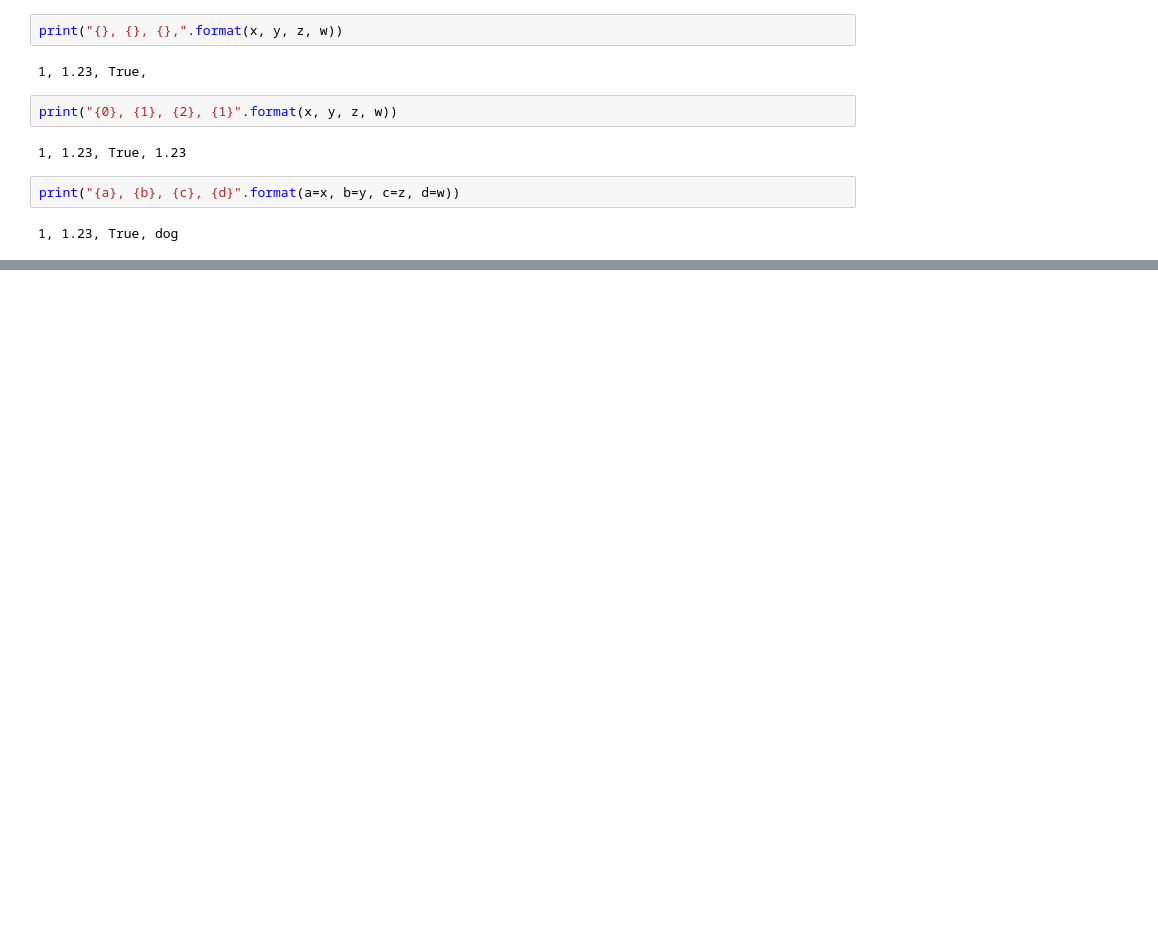
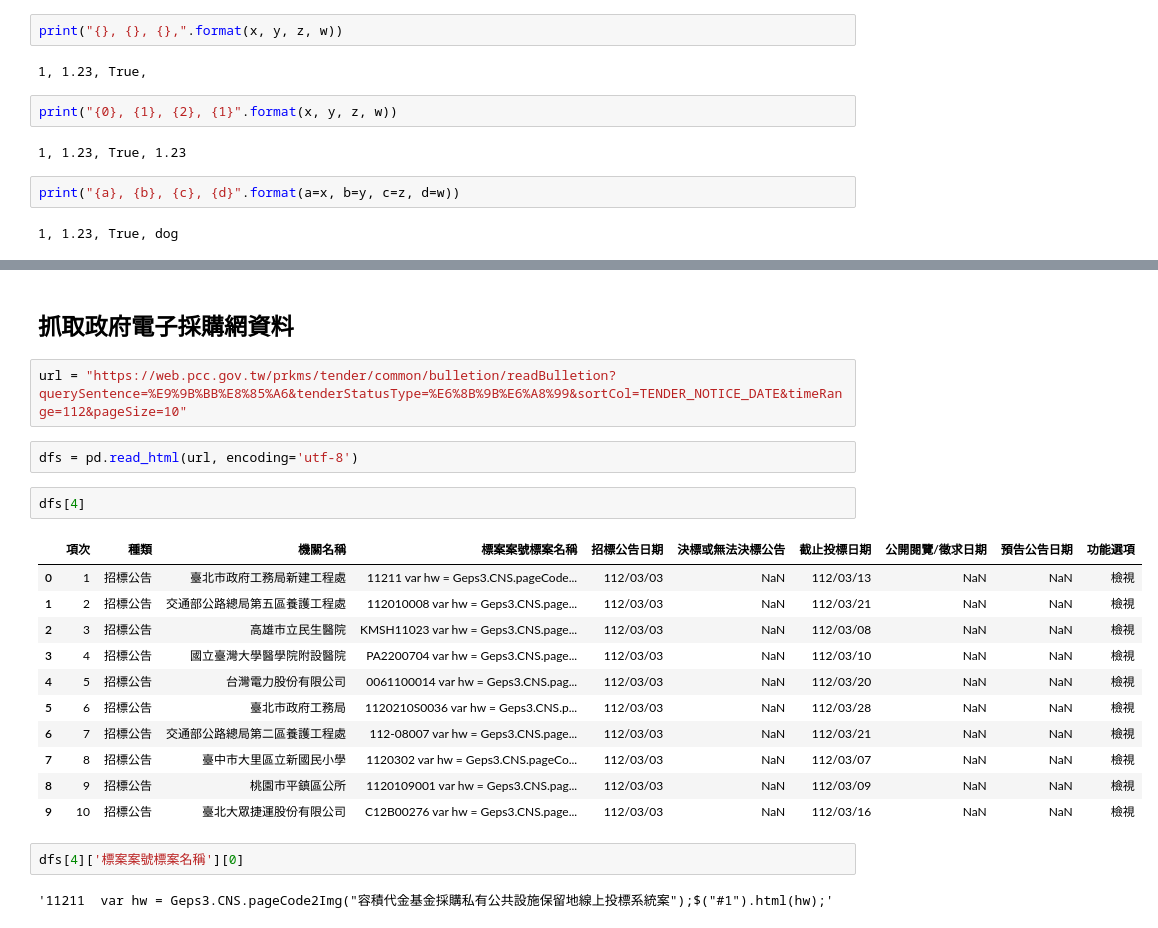
Before and after one commit to Chenronron/20230304-python, a Jupyter notebook: 20230304_python.ipynb, the cells around one changed output, grey strips where cells are left out. Saved outputs shown, nothing was run; the diff lists cells and outputs as text; blank space fills up the shorter version.

```diff
--- a/20230304_python.ipynb
+++ b/20230304_python.ipynb
@@ -395,0 +554,24 @@ print("{a}, {b}, {c}, {d}".format(a=x, b=y, c=z, d=w))
+# %% [markdown]
+## 抓取政府電子採購網資料
+# %%
+url = "https://web.pcc.gov.tw/prkms/tender/common/bulletion/readBulletion?querySentence=%E9%9B%BB%E8%85%A6&tenderStatusType=%E6%8B%9B%E6%A8%99&sortCol=TENDER_NOTICE_DATE&timeRange=112&pageSize=10"
+# %%
+dfs = pd.read_html(url, encoding='utf-8')
+# %%
+dfs[4]
+# %% [output]
+|  | 項次 | 種類 | 機關名稱 | 標案案號標案名稱 | 招標公告日期 | 決標或無法決標公告 | 截止投標日期 | 公開閱覽/徵求日期 | 預告公告日期 | 功能選項 |
+| 0 | 1 | 招標公告 | 臺北市政府工務局新建工程處 | 11211 var hw = Geps3.CNS.pageCode... | 112/03/03 | NaN | 112/03/13 | NaN | NaN | 檢視 |
+| 1 | 2 | 招標公告 | 交通部公路總局第五區養護工程處 | 112010008 var hw = Geps3.CNS.page... | 112/03/03 | NaN | 112/03/21 | NaN | NaN | 檢視 |
+| 2 | 3 | 招標公告 | 高雄市立民生醫院 | KMSH11023 var hw = Geps3.CNS.page... | 112/03/03 | NaN | 112/03/08 | NaN | NaN | 檢視 |
+| 3 | 4 | 招標公告 | 國立臺灣大學醫學院附設醫院 | PA2200704 var hw = Geps3.CNS.page... | 112/03/03 | NaN | 112/03/10 | NaN | NaN | 檢視 |
+| 4 | 5 | 招標公告 | 台灣電力股份有限公司 | 0061100014 var hw = Geps3.CNS.pag... | 112/03/03 | NaN | 112/03/20 | NaN | NaN | 檢視 |
+| 5 | 6 | 招標公告 | 臺北市政府工務局 | 1120210S0036 var hw = Geps3.CNS.p... | 112/03/03 | NaN | 112/03/28 | NaN | NaN | 檢視 |
+| 6 | 7 | 招標公告 | 交通部公路總局第二區養護工程處 | 112-08007 var hw = Geps3.CNS.page... | 112/03/03 | NaN | 112/03/21 | NaN | NaN | 檢視 |
+| 7 | 8 | 招標公告 | 臺中市大里區立新國民小學 | 1120302 var hw = Geps3.CNS.pageCo... | 112/03/03 | NaN | 112/03/07 | NaN | NaN | 檢視 |
+| 8 | 9 | 招標公告 | 桃園市平鎮區公所 | 1120109001 var hw = Geps3.CNS.pag... | 112/03/03 | NaN | 112/03/09 | NaN | NaN | 檢視 |
+| 9 | 10 | 招標公告 | 臺北大眾捷運股份有限公司 | C12B00276 var hw = Geps3.CNS.page... | 112/03/03 | NaN | 112/03/16 | NaN | NaN | 檢視 |
+# %%
+dfs[4]['標案案號標案名稱'][0]
+# %% [output]
+'11211  var hw = Geps3.CNS.pageCode2Img("容積代金基金採購私有公共設施保留地線上投標系統案");$("#1").html(hw);'
```
Also changed, not shown: parts of 81 cells of this notebook.
